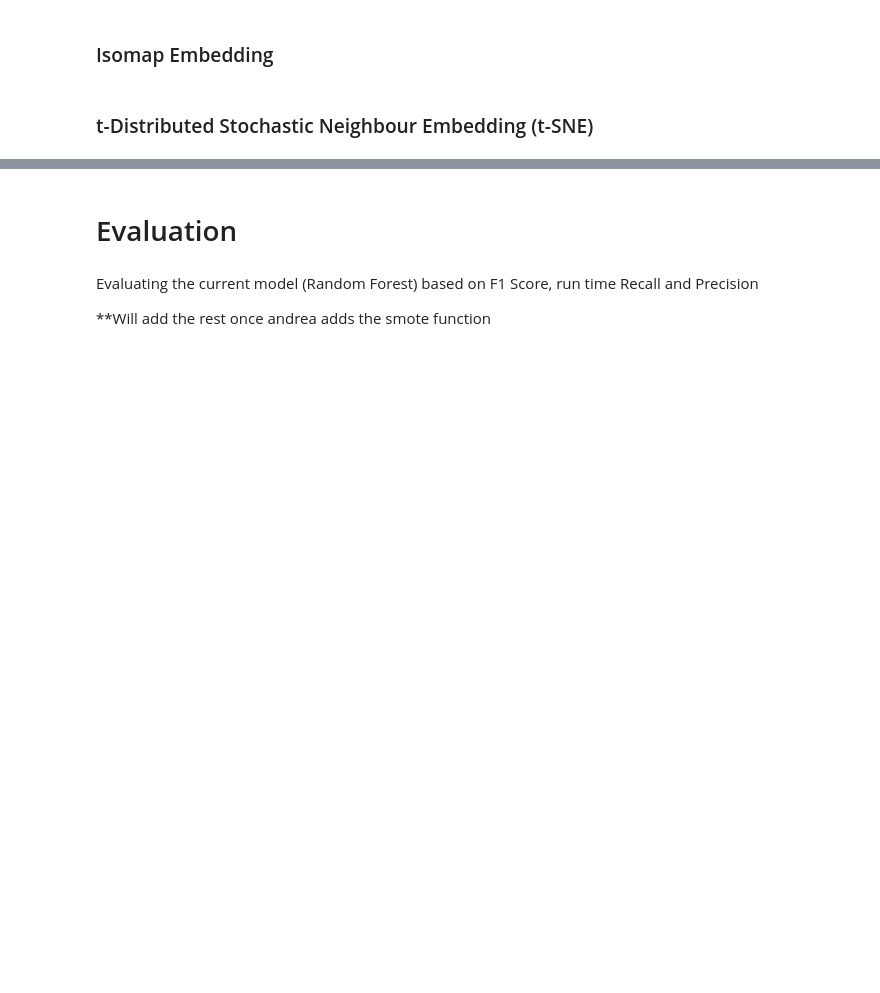
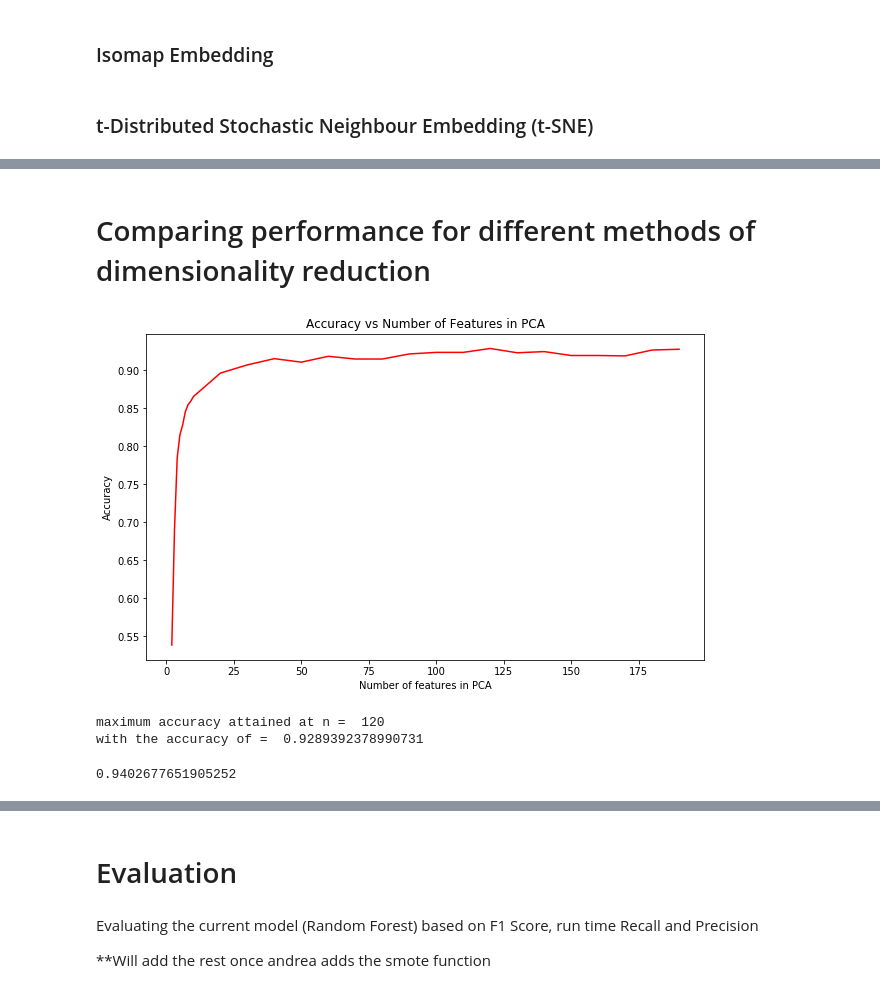
Before and after one commit to zunedz/CS3244-Project, a Jupyter notebook: Project.ipynb, the cells around one changed output, grey strips where cells are left out. Saved outputs shown, nothing was run; the diff lists cells and outputs as text; code cells hidden in the pictures; blank space fills up the shorter version.

Commit message:
performance measure for PCA

```diff
--- a/Project.ipynb
+++ b/Project.ipynb
@@ -328,3 +331,79 @@ plt.ylabel('Run-Time(sec)')
 
 plt.tight_layout()
 plt.show()
+# %% [markdown]
+# Comparing performance for different methods of dimensionality reduction
+# %%
+# Measure the accuracy using Random Forest Classifier, number of tree = 140, maximum depth = 40, random seed = 1300
+# data is transformed with PCA
+
+from sklearn.ensemble import RandomForestClassifier as RFC
+label = ["Activity"]
+features = list(train.columns)[:-1]
+
+# varying number of features for PCA
+
+def n_PCA(n):
+    pca = PCA(n_components = n, random_state = 1300)
+    X_train = pca.fit_transform(train_features)
+    X_validation = pca.transform(validation_features)
+    return X_train, X_validation #return the transformed data both train and validation
+
+accuracy = []
+
+for i in range(2, 10):
+    X_train, X_validation = n_PCA(i)
+    y_train, y_validation = train_labels.values.ravel(), validation_labels.values.ravel()
+    rfc = RFC(n_estimators = 140, max_depth = 40, random_state = 1300)
+    model = rfc.fit(X_train, y_train)
+    rfc_accuracy = model.score(X_validation, y_validation)
+    accuracy.append([i, rfc_accuracy])
+
+for i in range(10, 200, 10):
+    X_train, X_validation = n_PCA(i)
+    y_train, y_validation = train_labels.values.ravel(), validation_labels.values.ravel()
+    rfc = RFC(n_estimators = 140, max_depth = 40, random_state = 1300)
+    model = rfc.fit(X_train, y_train)
+    rfc_accuracy = model.score(X_validation, y_validation)
+    accuracy.append([i, rfc_accuracy])
+# %%
+# Plotting the accuracy vs number of PCA features
+import matplotlib.pyplot as plt
+
+plt.figure(figsize = (10,6))
+plt.plot(list(map(lambda x: x[0], accuracy)), list(map(lambda x: x[1], accuracy)), color = "r")
+plt.xlabel("Number of features in PCA")
+plt.ylabel("Accuracy")
+plt.title("Accuracy vs Number of Features in PCA")
+plt.show()
+# %% [output]
+[figure, added]
+# %%
+# highest accuracy with PCA
+
+max_accuracy_PCA = max(accuracy, key = lambda x:x[1])
+print("maximum accuracy attained at n = ", max_accuracy_PCA[0], "\nwith the accuracy of = ", max_accuracy_PCA[1])
+# %% [output]
+maximum accuracy attained at n =  120
+with the accuracy of =  0.9289392378990731
+# %%
+# data is transform using t-SNE
+from sklearn.manifold import TSNE
+
+def n_TSNE(n, perplexity):
+    tsne = TSNE(n_components = n, perplexity = perplexity, n_iter = 2500, random_state = 1300)
+    train_validation_combined = np.append(train_features, validation_features, axis = 0)
+    X_combined = tsne.fit_transform(train_validation_combined)
+    X_train, X_validation = X_combined[:len(train_features)], X_combined[len(train_features):]
+    return X_train, X_validation #return the transformed data both train and validation
+
+# Model accuracy with Random Forest Classifier
+
+X_train, X_validation = n_TSNE(2, 50)
+y_train, y_validation = train_labels.values.ravel(), validation_labels.values.ravel()
+rfc = RFC(n_estimators = 140, max_depth = 40, random_state = 1300)
+model = rfc.fit(X_train, y_train)
+rfc_accuracy = model.score(X_validation, y_validation)
+print(rfc_accuracy)
+# %% [output]
+0.9402677651905252
```
Also changed, not shown: parts of 3 cells of this notebook.
